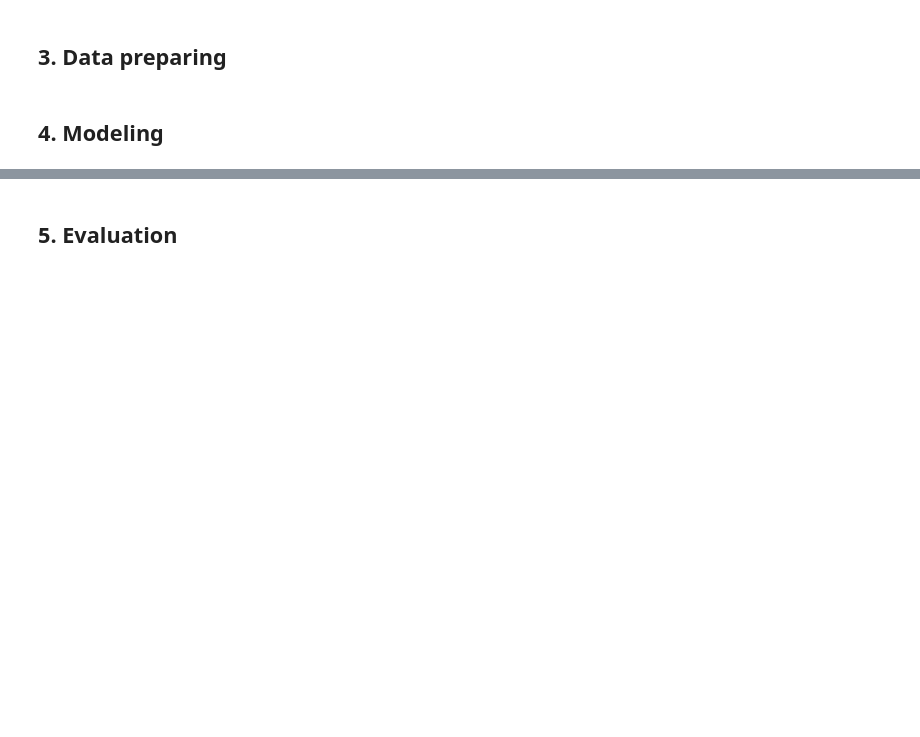
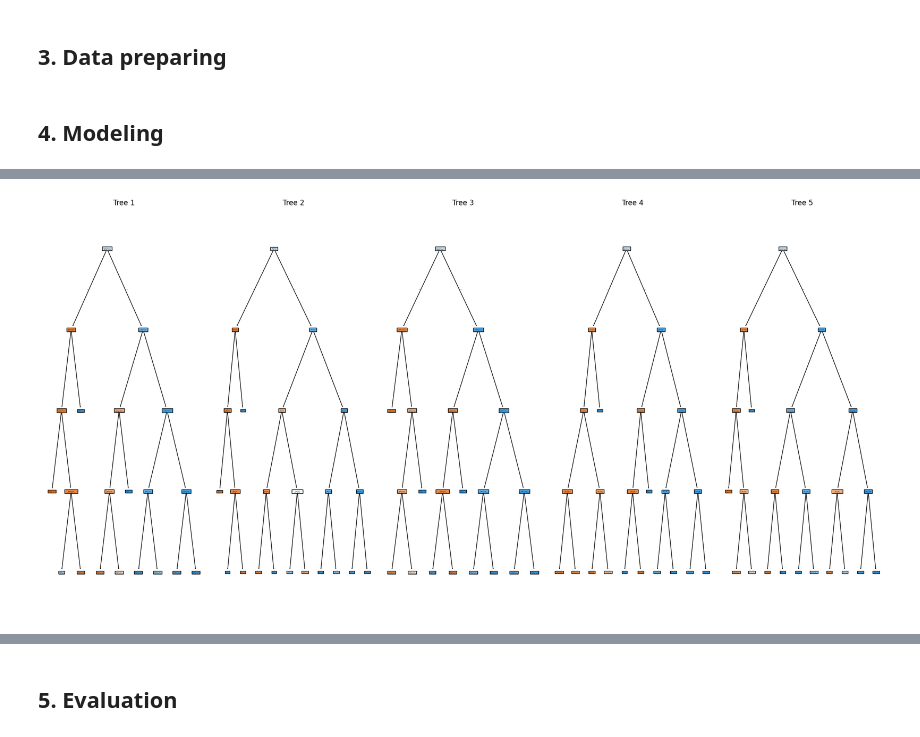
Before and after one commit to Jonijermu/dkko, a Jupyter notebook: assignments/assignment3.ipynb, the cells around one changed output, grey strips where cells are left out. Drawn from its saved outputs; the diff is of its cells as text; code cells hidden in the pictures; blank space fills up the shorter version.

```diff
--- a/assignments/assignment3.ipynb
+++ b/assignments/assignment3.ipynb
@@ -31,0 +102,5 @@ df.head(10)
+# %%
+X = df.drop(columns={'result'})
+y = df['result']
+
+X_train, X_test, y_train, y_test = train_test_split(X, y, test_size=0.3, random_state=20)
@@ -31,0 +139,24 @@ df.head(10)
+# %%
+random_forest_model = RandomForestClassifier(n_estimators=50, max_depth=4, bootstrap=True, max_samples=0.7, max_features=0.75, random_state=20)
+random_forest_model.fit(X, y)
+
+# Number of trees to plot
+n_trees_to_plot = 5
+
+plt.figure(figsize=(20, 10))
+
+for i in range(n_trees_to_plot):
+    plt.subplot(1, n_trees_to_plot, i + 1)  # 1 row and n_trees_to_plot columns
+    plot_tree(random_forest_model.estimators_[i], filled=True,
+              feature_names= X.keys(), class_names=['-1', '1'])
+    plt.title(f'Tree {i + 1}')
+
+plt.tight_layout()
+plt.show()
+
+from sklearn.tree import export_text
+assignment3_tree = export_text(random_forest_model.estimators_[0], feature_names=X.keys().tolist())
+with open('assignment3_tree.txt', 'w') as f:
+    f.write(assignment3_tree)
+# %% [output]
+[figure, added]
```
Also changed, not shown: parts of 9 cells of this notebook, 4 other files.
